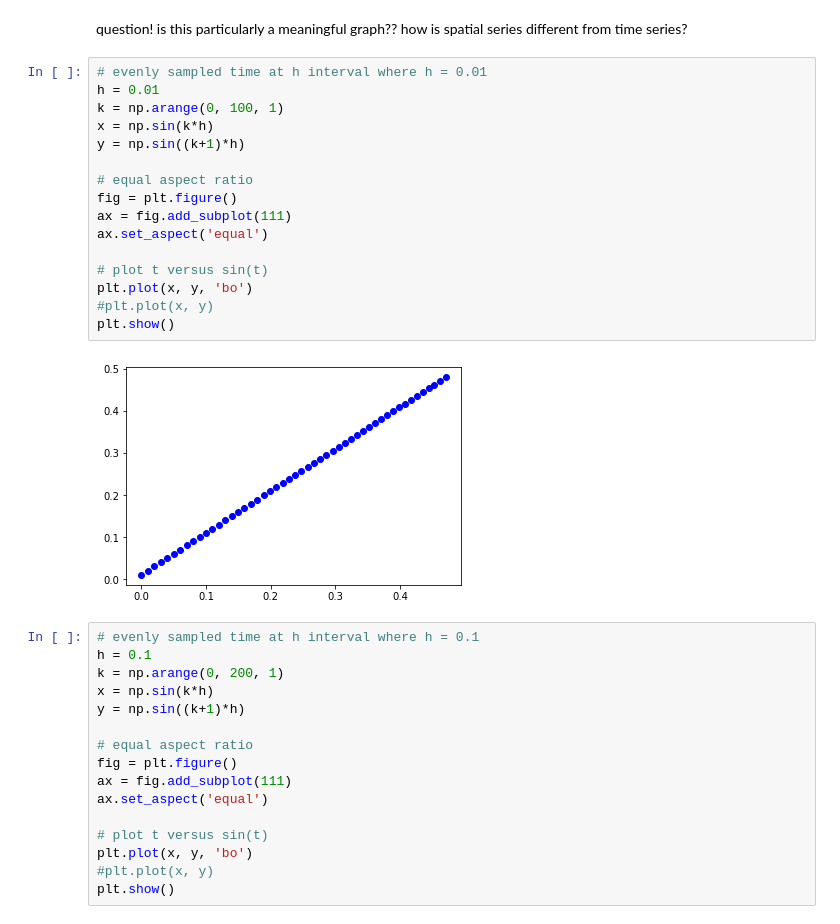
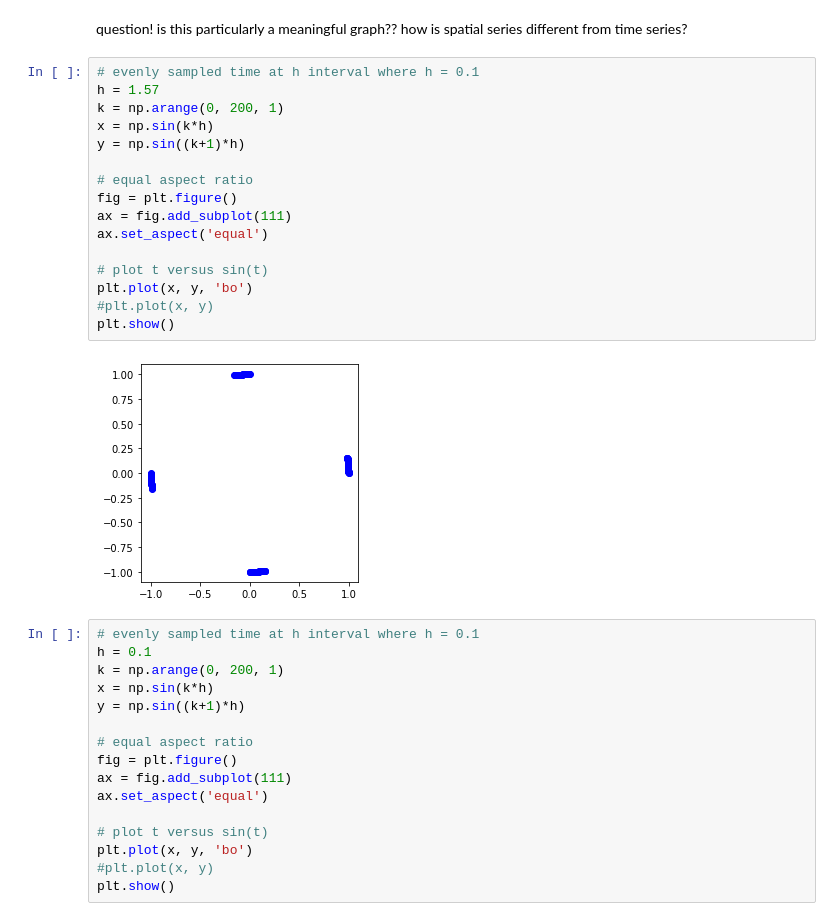
Before and after one commit to sarahheayoon/Topological-Data-Analysis, a Jupyter notebook: TDA Assignment 01-02.ipynb, the cells around one changed output. Drawn from its saved outputs; the diff is of its cells as text.

```diff
--- a/TDA Assignment 01-02.ipynb
+++ b/TDA Assignment 01-02.ipynb
@@ -131,24 +132,24 @@ plt.show()
 # %% [markdown]
 question! is this particularly a meaningful graph??
 how is spatial series different from time series?
-# %%
-# evenly sampled time at h interval where h = 0.01
-h = 0.01
-k = np.arange(0, 100, 1)
-x = np.sin(k*h)
-y = np.sin((k+1)*h)
-
-# equal aspect ratio
-fig = plt.figure()
-ax = fig.add_subplot(111)
-ax.set_aspect('equal')
-
-# plot t versus sin(t)
-plt.plot(x, y, 'bo')
-#plt.plot(x, y)
-plt.show()
-# %% [output]
-[figure, removed]
+# %%
+# evenly sampled time at h interval where h = 0.1
+h = 1.57
+k = np.arange(0, 200, 1)
+x = np.sin(k*h)
+y = np.sin((k+1)*h)
+
+# equal aspect ratio
+fig = plt.figure()
+ax = fig.add_subplot(111)
+ax.set_aspect('equal')
+
+# plot t versus sin(t)
+plt.plot(x, y, 'bo')
+#plt.plot(x, y)
+plt.show()
+# %% [output]
+[figure, added]
 # %%
 # evenly sampled time at h interval where h = 0.1
 h = 0.1
```
Also changed, not shown: parts of 6 cells of this notebook, 5 other files.
